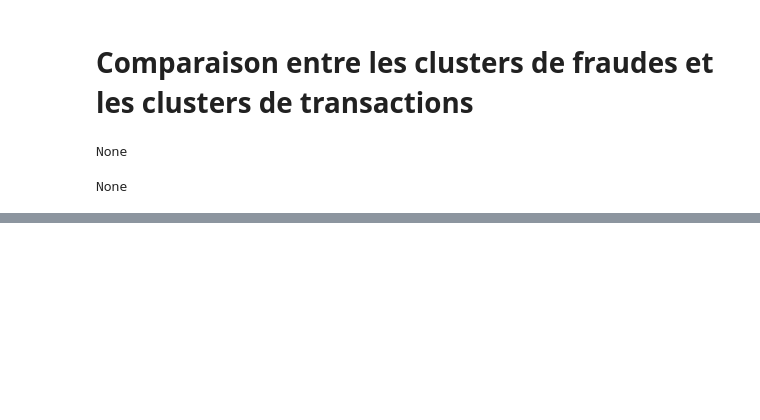
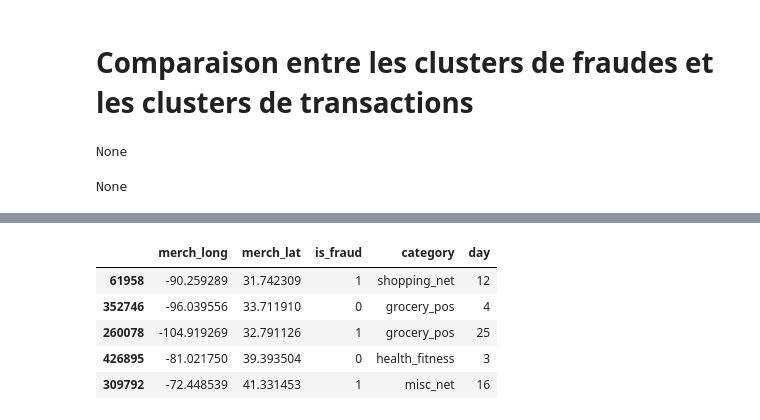
Before and after one commit to PierreSchickele/CC_Fraud_Prediction_ProjetFinal, a Jupyter notebook: clustering_Clément.ipynb, the cells around one changed output, grey strips where cells are left out. Drawn from its saved outputs; the diff is of its cells as text; code cells hidden in the pictures; blank space fills up the shorter version.

```diff
--- a/clustering_Clément.ipynb
+++ b/clustering_Clément.ipynb
@@ -624,0 +943,10 @@ La méthode DBSCAN sur l'ensemble des données nous fait remarquer que les trans
+# %%
+data_geo_hdb = pd.DataFrame({
+    'merch_long': clean_data['merch_long'],
+    'merch_lat': clean_data['merch_lat'],
+    'is_fraud': clean_data['is_fraud'],
+    'category': clean_data['category']
+})
+data_geo_hdb.head()
+
+data_geo_hdb_copy = data_geo_hdb.copy()
@@ -624,0 +1065,17 @@ La méthode DBSCAN sur l'ensemble des données nous fait remarquer que les trans
+# %%
+data_geo_hdb_copy['trans_date_trans_time'] = pd.to_datetime(df['trans_date_trans_time'], format='%d/%m/%Y %H:%M')
+
+data_geo_hdb_copy["day"]=data_geo_hdb_copy["trans_date_trans_time"].dt.day
+
+
+colonne_a_retirer = ['trans_date_trans_time']
+data_geo_hdb_copy = data_geo_hdb_copy.drop(colonne_a_retirer, axis=1)
+
+data_geo_hdb_copy.head()
+# %% [output]
+|  | merch_long | merch_lat | is_fraud | category | day |
+| 61958 | -90.259289 | 31.742309 | 1 | shopping_net | 12 |
+| 352746 | -96.039556 | 33.711910 | 0 | grocery_pos | 4 |
+| 260078 | -104.919269 | 32.791126 | 1 | grocery_pos | 25 |
+| 426895 | -81.021750 | 39.393504 | 0 | health_fitness | 3 |
+| 309792 | -72.448539 | 41.331453 | 1 | misc_net | 16 |
```
Also changed, not shown: parts of 37 cells of this notebook.
